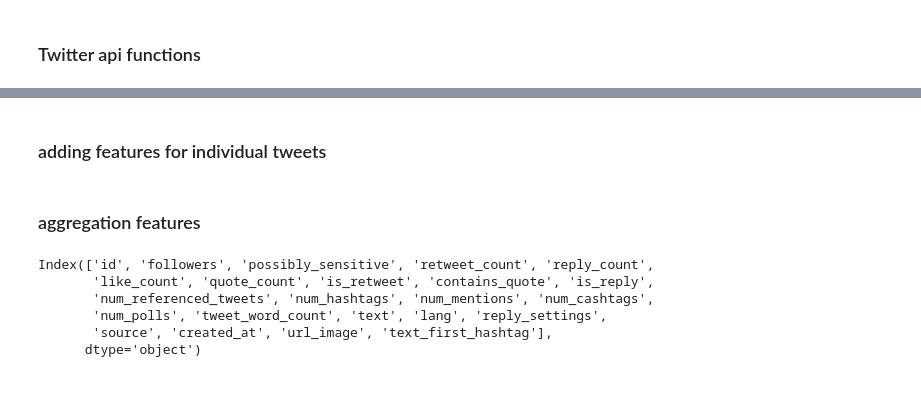
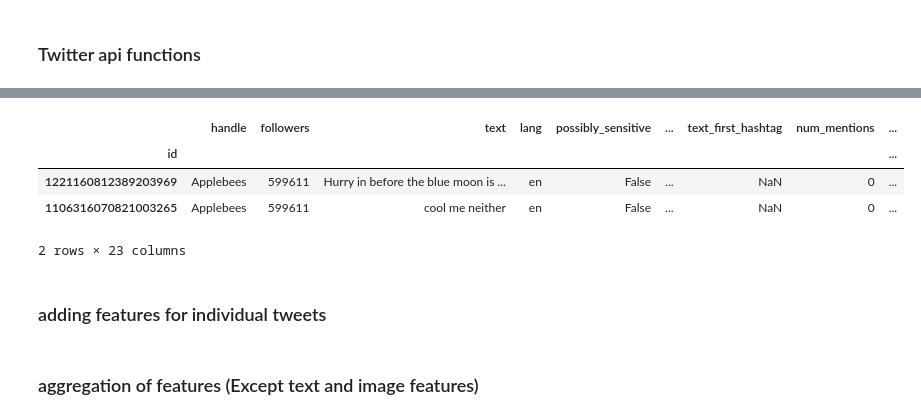
Before and after one commit to nathanh256/is455, a Jupyter notebook: 455_final_project.ipynb, the cells around one changed output, grey strips where cells are left out. Drawn from its saved outputs; the diff is of its cells as text; code cells hidden in the pictures; blank space fills up the shorter version.

Commit message:
aggregation and analysis ready csv

```diff
--- a/455_final_project.ipynb
+++ b/455_final_project.ipynb
@@ -380,3 +404,11 @@ userDf, reply_tweetDf, noreply_tweetDf = dataRetrieval(method = 'csv') # use met
+# %%
+noreply_tweetDf.head(2)
+# %% [output]
+|  | handle | followers | text | lang | possibly_sensitive | ... | text_first_hashtag | num_mentions | ... |
+| id |  |  |  |  |  |  |  |  | ... |
+| 1221160812389203969 | Applebees | 599611 | Hurry in before the blue moon is ... | en | False | ... | NaN | 0 | ... |
+| 1106316070821003265 | Applebees | 599611 | cool me neither | en | False | ... | NaN | 0 | ... |
+2 rows × 23 columns
 # %% [markdown]
 ### adding features for individual tweets
 # %%
@@ -395,4 +427,4 @@ def addWordCount(df):
 
 reply_tweetDf = addWordCount(reply_tweetDf)
 # %% [markdown]
-### aggregation features
+### aggregation of features (Except text and image features)
@@ -424,9 +430,0 @@ reply_tweetDf = aggregationFeatures(reply_tweetDf, 'handle')
-# %%
-reply_tweetDf.columns
-# %% [output]
-Index(['id', 'followers', 'possibly_sensitive', 'retweet_count', 'reply_count',
-       'like_count', 'quote_count', 'is_retweet', 'contains_quote', 'is_reply',
-       'num_referenced_tweets', 'num_hashtags', 'num_mentions', 'num_cashtags',
-       'num_polls', 'tweet_word_count', 'text', 'lang', 'reply_settings',
-       'source', 'created_at', 'url_image', 'text_first_hashtag'],
-      dtype='object')
```
Also changed, not shown: parts of 20 cells of this notebook, 1 other file.
